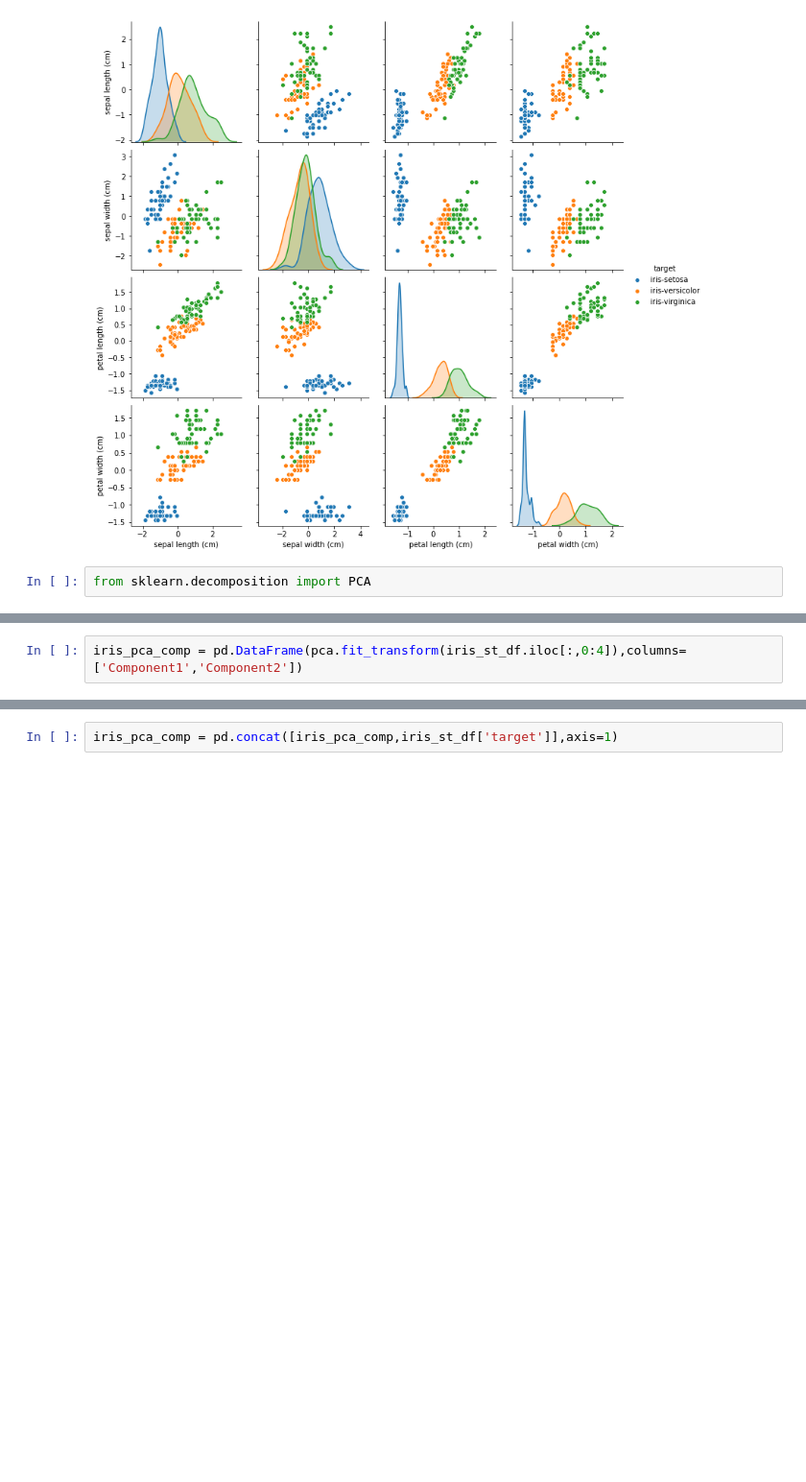
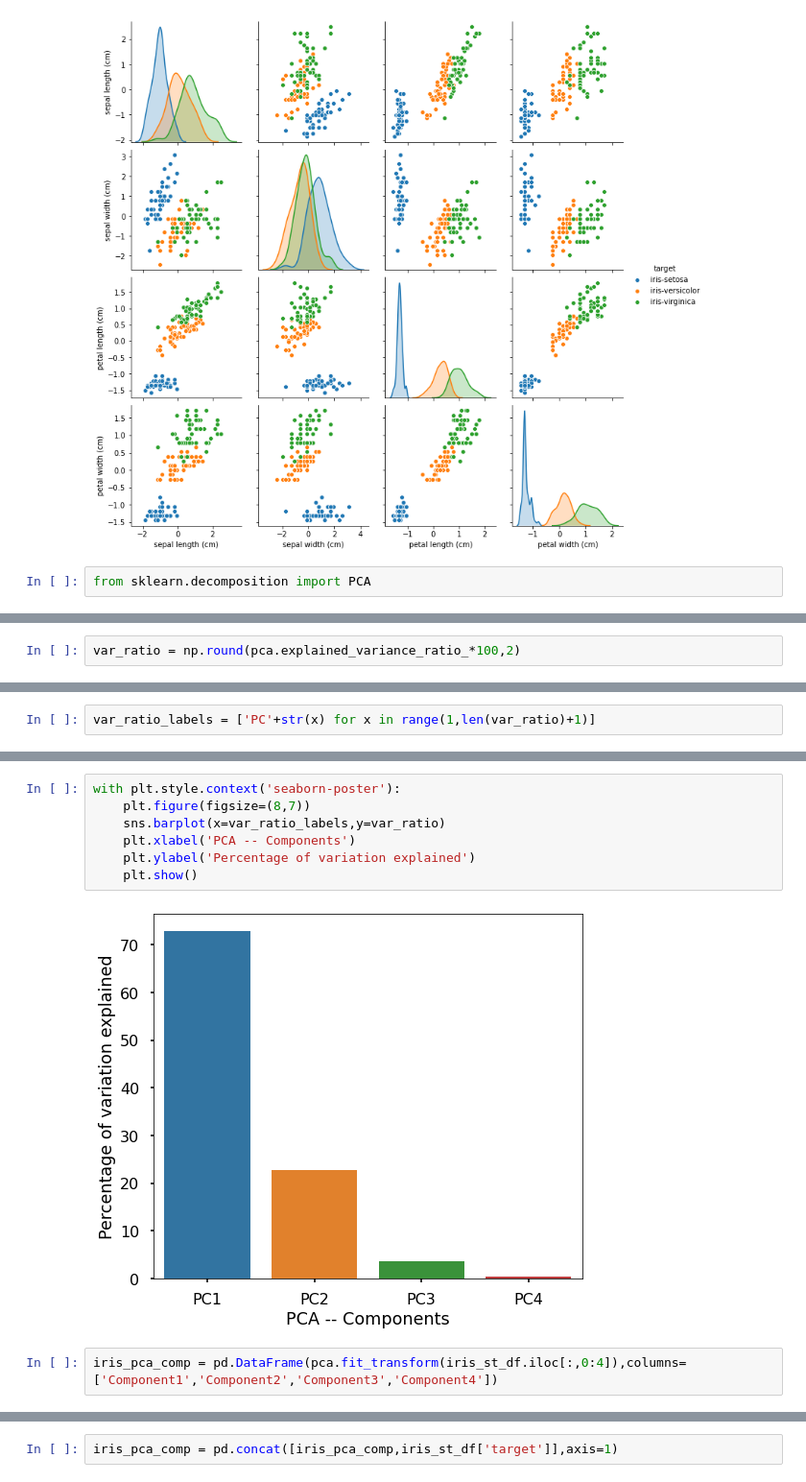
Before and after one commit to raj-shr-git/AAIC_Practice, a Jupyter notebook: VIDEO_PRACTICE/MODULE-1/M2_PCA.ipynb, the cells around one changed output, grey strips where cells are left out. Shown: that part at 96% size. Drawn from its saved outputs; the diff is of its cells as text; blank space fills up the shorter version.

```diff
--- a/VIDEO_PRACTICE/MODULE-1/M2_PCA.ipynb
+++ b/VIDEO_PRACTICE/MODULE-1/M2_PCA.ipynb
@@ -129,0 +186,2 @@ array([0.72962445, 0.22850762])
+# %%
+var_ratio = np.round(pca.explained_variance_ratio_*100,2)
@@ -129,0 +192,2 @@ array([0.72962445, 0.22850762])
+# %%
+var_ratio_labels = ['PC'+str(x) for x in range(1,len(var_ratio)+1)]
@@ -130,5 +218,14 @@ array([0.72962445, 0.22850762])
+# %%
+with plt.style.context('seaborn-poster'):
+    plt.figure(figsize=(8,7))
+    sns.barplot(x=var_ratio_labels,y=var_ratio)
+    plt.xlabel('PCA -- Components')
+    plt.ylabel('Percentage of variation explained')
+    plt.show()
+# %% [output]
+[figure, added]
 # %%
-iris_pca_comp = pd.DataFrame(pca.fit_transform(iris_st_df.iloc[:,0:4]),columns=['Component1','Component2'])
+iris_pca_comp = pd.DataFrame(pca.fit_transform(iris_st_df.iloc[:,0:4]),columns=['Component1','Component2','Component3','Component4'])
 # %%
 iris_pca_comp.head()
 # %% [output]
```
Also changed, not shown: parts of 44 cells of this notebook, 2 other files.
